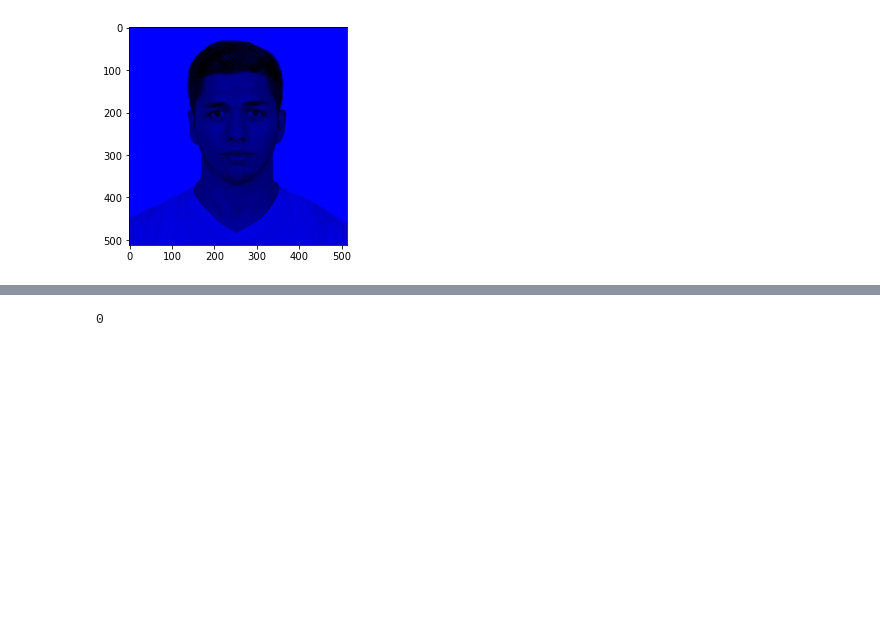
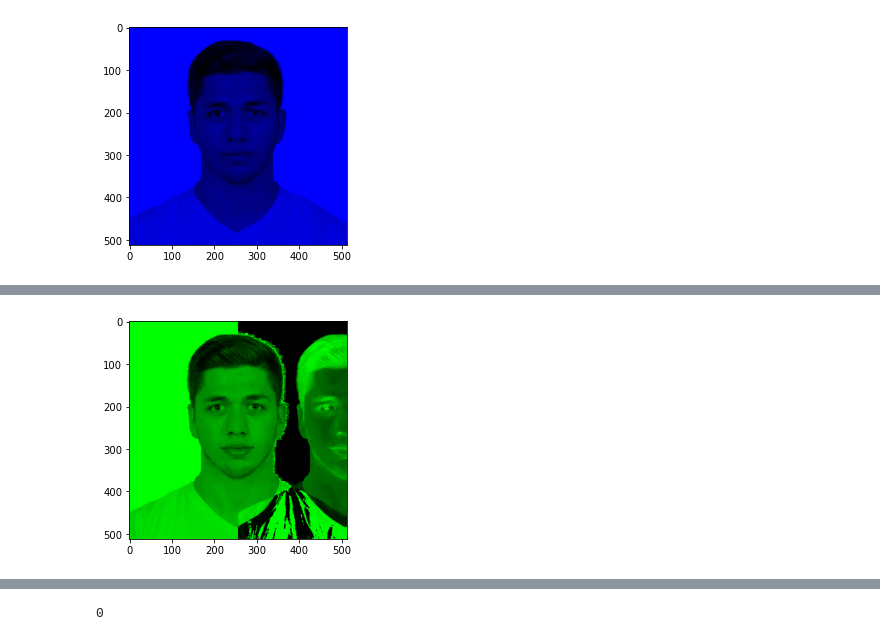
Before and after one commit to sencer4898/fall21-sencer4898, a Jupyter notebook: files/HW1.ipynb, the cells around one changed output, grey strips where cells are left out. Saved outputs shown, nothing was run; the diff lists cells and outputs as text; code cells hidden in the pictures; blank space fills up the shorter version.

```diff
--- a/files/HW1.ipynb
+++ b/files/HW1.ipynb
@@ -234,0 +284,19 @@ plt.imshow(img_b);
+# %%
+# For the green channel
+
+green_channel_c = green_channel.copy()
+
+green_first_half = green_channel_c[:,:256]
+green_second_half = green_channel_c[:,256:]
+
+green_second_half = green_second_half-green_first_half
+green_second_half = green_second_half.clip(0)
+
+green_channel_new = np.concatenate((green_first_half,green_second_half),axis=1)
+
+subtracted_image_green = np.zeros(img.shape, dtype="uint8")
+subtracted_image_green[:,:,1] = green_channel_new
+
+plt.imshow(subtracted_image_green);
+# %% [output]
+[figure, added]
```
Also changed, not shown: parts of 19 cells of this notebook, 1 other file.
